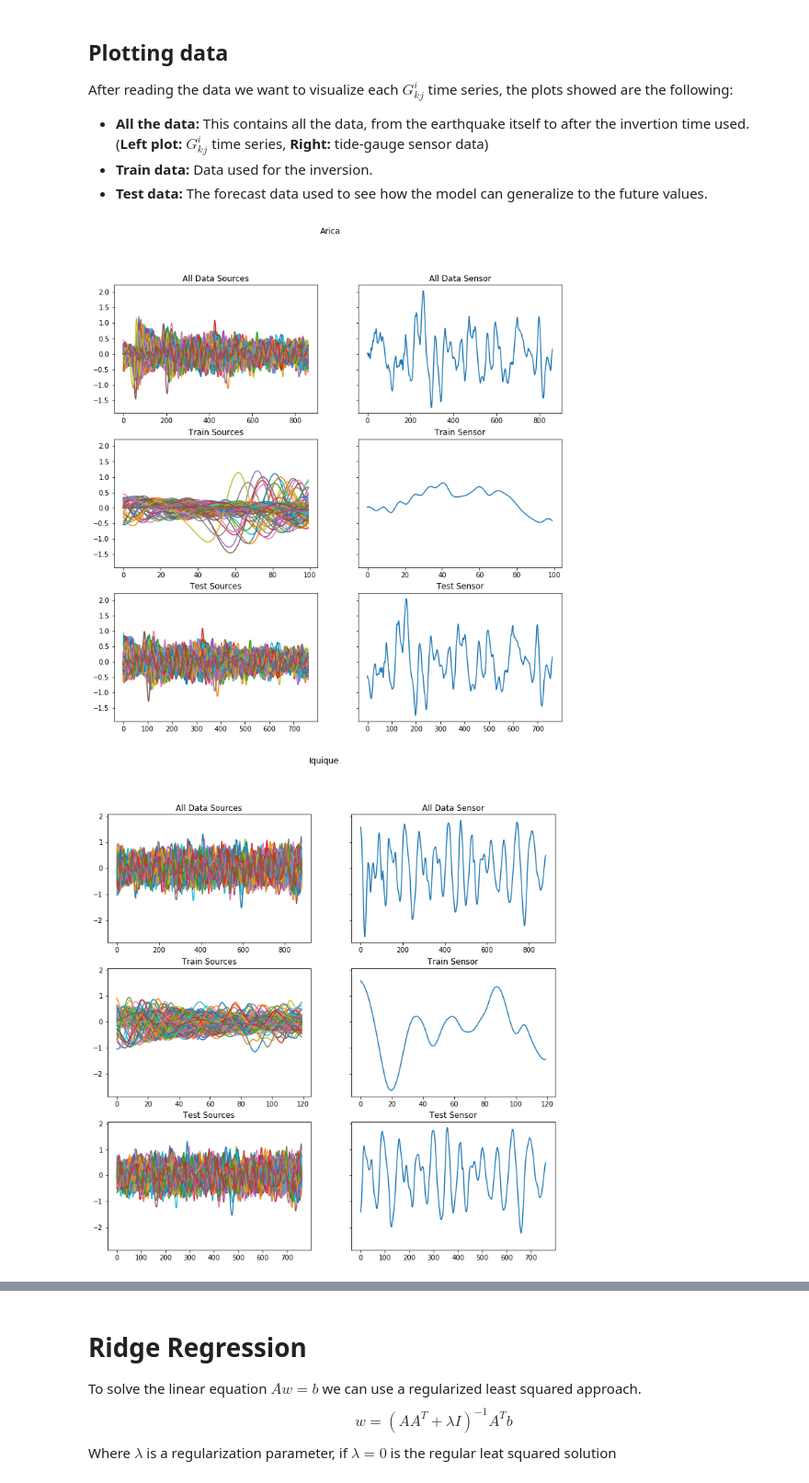
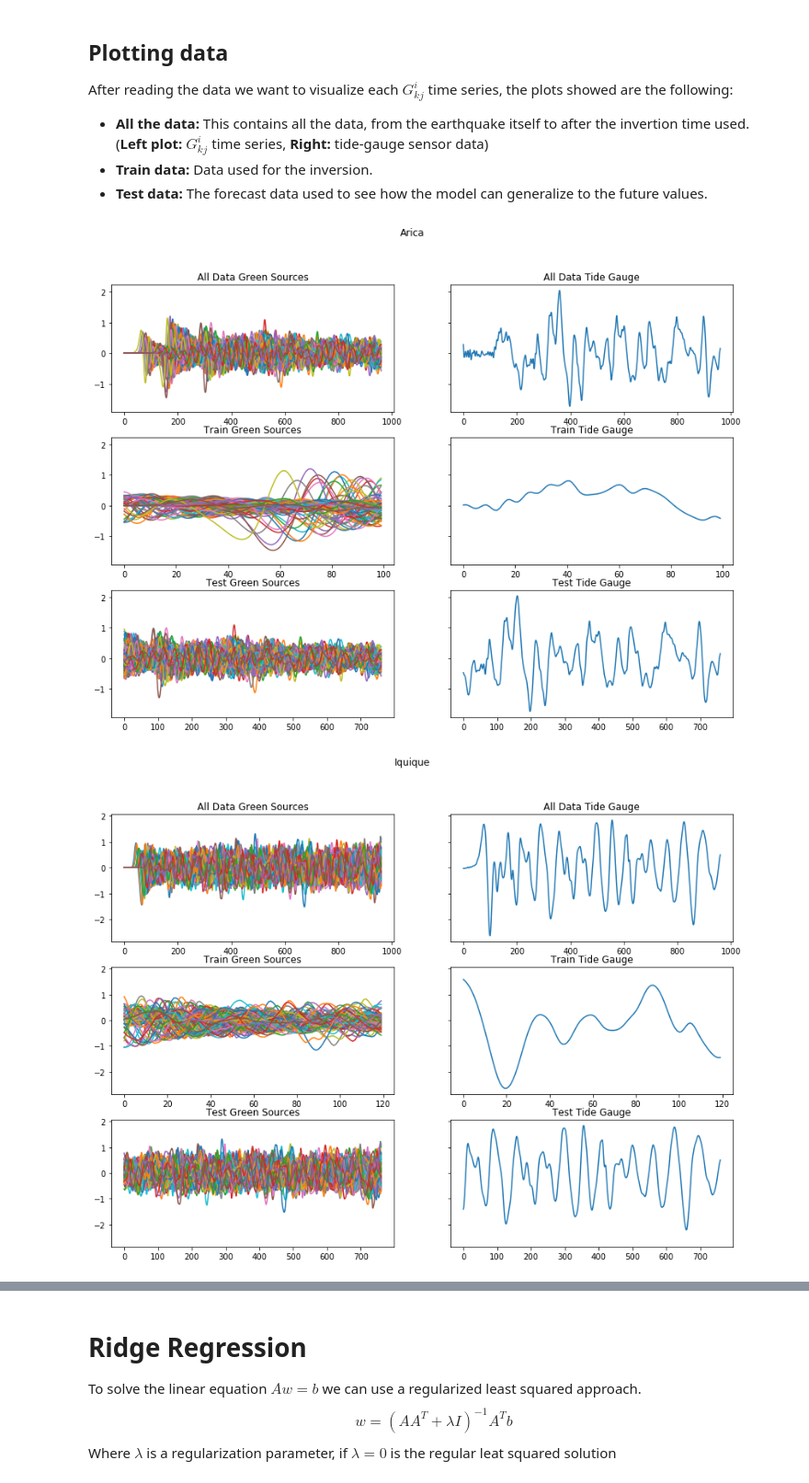
Before and after one commit to cvalenzu/ELM-Tsunami-inversion, a Jupyter notebook: Ridge Inversion.ipynb, the cells around one changed output, grey strips where cells are left out. Shown at 92% size. Cells and saved outputs as stored; diff of their text form; code cells hidden in the pictures.

```diff
--- a/Ridge Inversion.ipynb
+++ b/Ridge Inversion.ipynb
@@ -77,47 +114,49 @@ After reading the data we want to visualize each $G_{kj}^i$ time series, the plo
 AA = []
 bb = []
 
+#Storing the values to do the inversion and forecast
 AA_test = []
 bb_test = []
 AA_train = []
 bb_train = []
 
 for A_i,b_i,title,toffset in zip(As,bs,sensors,time_offset):
     #Getting inversion time
     start = toffset
     #### Why is the inversion time * 4??
     end = inversion_time*4
     #Separating train with test
     AA.append(A_i[start:end])
     bb.append(b_i[start:end])
 
     AA_test.append(A_i[end:])
     bb_test.append(b_i[end:])
     AA_train.append(A_i[start:end])
     bb_train.append(b_i[start:end])
 
     #Plotting figures
-    fig,axes = plt.subplots(3,2,figsize=(12,12),sharey=True)
-    axes[0,0].plot(A_i[toffset:,:])
-    axes[0,1].plot(b_i[toffset:])
-    axes[0,0].set_title("All Data Sources")
-    axes[0,1].set_title("All Data Sensor")
+    fig,axes = plt.subplots(3,2,figsize=(14,10),sharey=True)
+    axes[0,0].plot(A_i)
+    axes[0,1].plot(b_i)
+    axes[0,0].set_title("All Data Green Sources")
+    axes[0,1].set_title("All Data Tide Gauge")
 
     axes[1,0].plot(A_i[start:end])
     axes[1,1].plot(b_i[start:end])
-    axes[1,0].set_title("Train Sources")
-    axes[1,1].set_title("Train Sensor")
+    axes[1,0].set_title("Train Green Sources")
+    axes[1,1].set_title("Train Tide Gauge")
 
     axes[2,0].plot(A_i[end:])
     axes[2,1].plot(b_i[end:])
-    axes[2,0].set_title("Test Sources")
-    axes[2,1].set_title("Test Sensor")
+    axes[2,0].set_title("Test Green Sources")
+    axes[2,1].set_title("Test Tide Gauge")
 
     fig.suptitle(title)
     plt.show()
+
 #Stacking all sensor data
 AA = np.vstack(AA)
 bb = np.vstack(bb)
 # %% [output]
-[figure, old version]
+[figure, new version]
-[figure, old version]
+[figure, new version]
```
Also changed, not shown: parts of 8 cells of this notebook, 1 other file.
